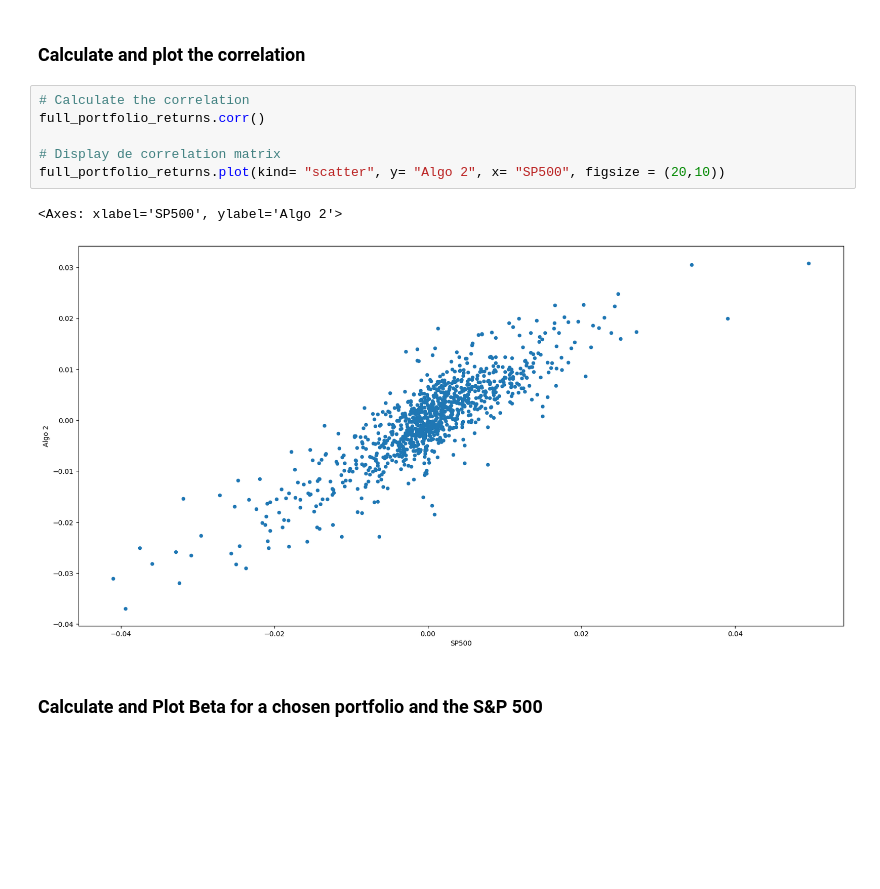
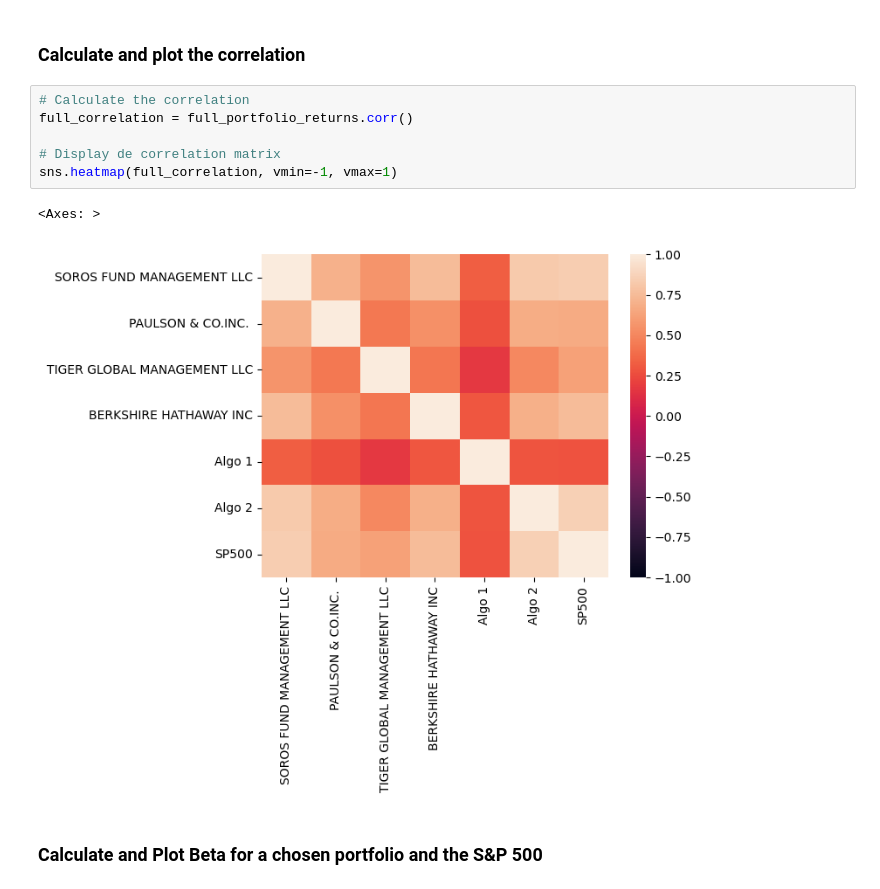
Before and after one commit to yousefsersy/Module-4-Challenge, a Jupyter notebook: whale_analysis.ipynb, the cells around one changed output. Saved outputs shown, nothing was run; the diff lists cells and outputs as text; blank space fills up the shorter version.

```diff
--- a/whale_analysis.ipynb
+++ b/whale_analysis.ipynb
@@ -299,13 +299,13 @@ portfolio_rolling.plot(figsize = (20,10))
 ### Calculate and plot the correlation
 # %%
 # Calculate the correlation
-full_portfolio_returns.corr()
+full_correlation = full_portfolio_returns.corr()
 
 # Display de correlation matrix
-full_portfolio_returns.plot(kind= "scatter", y= "Algo 2", x= "SP500", figsize = (20,10))
+sns.heatmap(full_correlation, vmin=-1, vmax=1)
 # %% [output]
-<Axes: xlabel='SP500', ylabel='Algo 2'>
+<Axes: >
-[figure, old version]
+[figure, new version]
 # %% [markdown]
 ### Calculate and Plot Beta for a chosen portfolio and the S&P 500
 # %%
```
